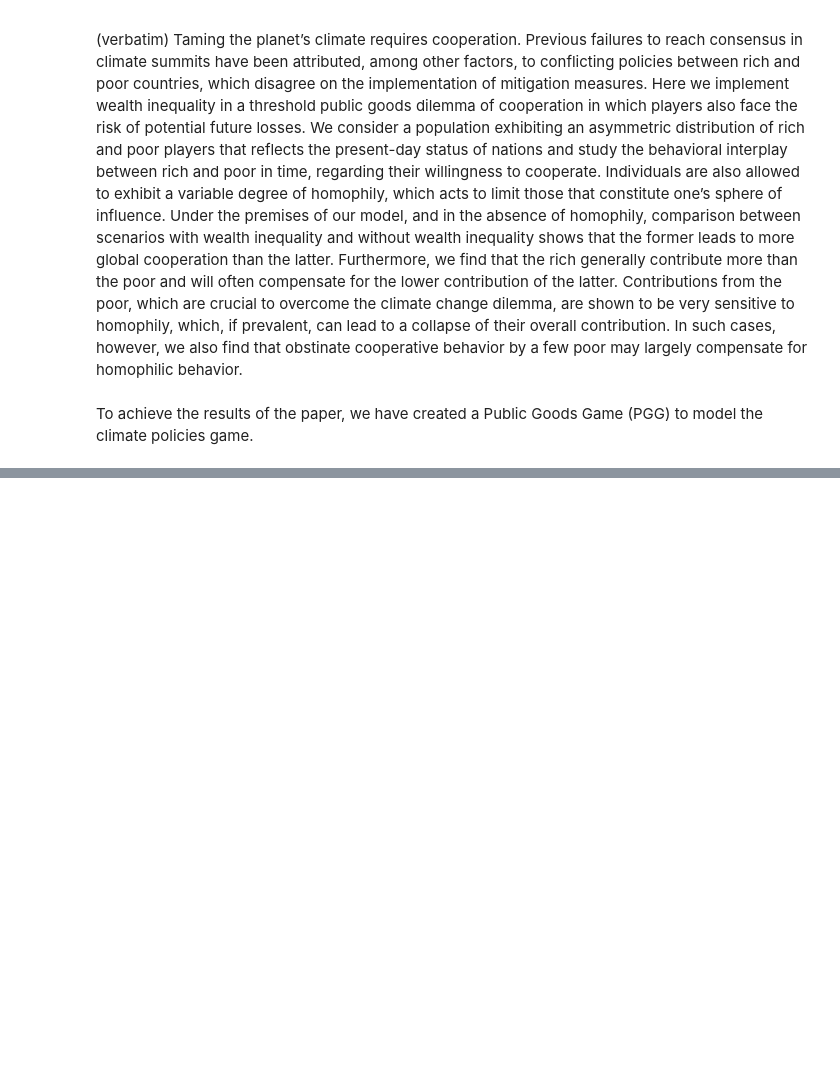
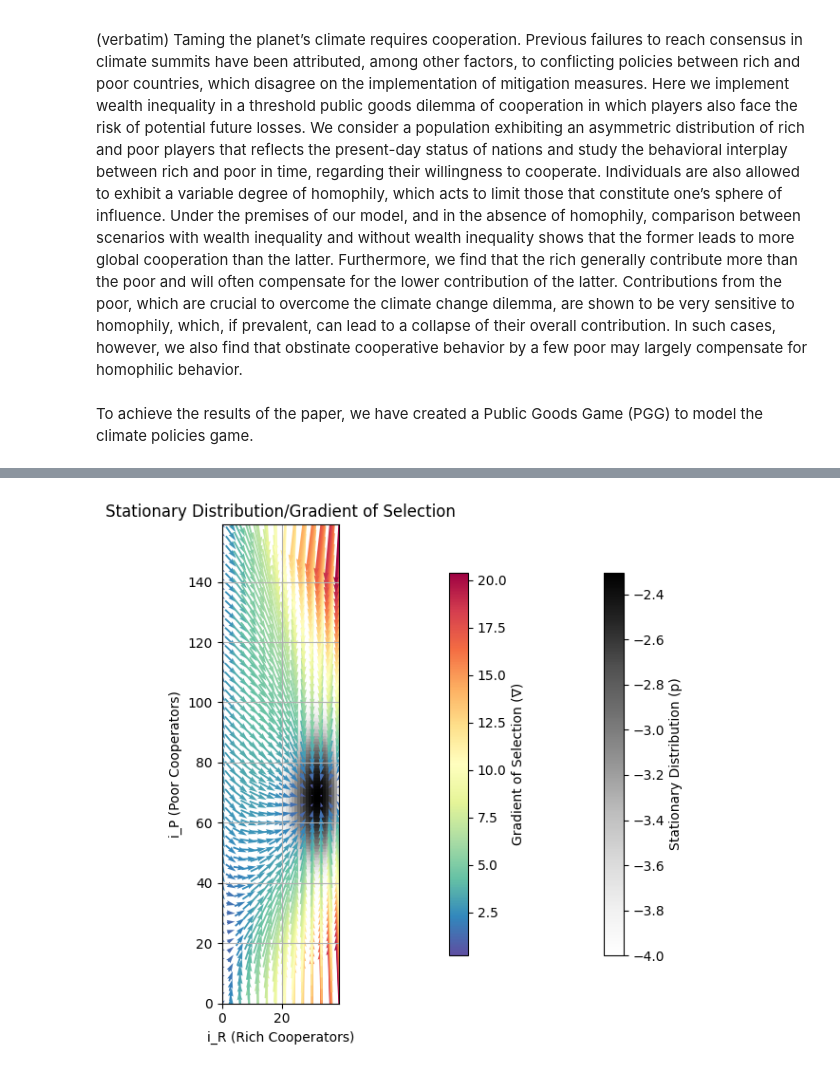
Before and after one commit to sid2364/climate-policies-under-wealth-inequity, a Jupyter notebook: Climate_policies_under_wealth_inequality.ipynb, the cells around one changed output, grey strips where cells are left out. Saved outputs shown, nothing was run; the diff lists cells and outputs as text; code cells hidden in the pictures; blank space fills up the shorter version.

```diff
--- a/Climate_policies_under_wealth_inequality.ipynb
+++ b/Climate_policies_under_wealth_inequality.ipynb
@@ -945,0 +984,20 @@ U (Gradient in i_R direction):
+# %%
+# Figure 2 - D
+game = ClimateThresholdPublicGoodsGame(
+    population_size=population_size,
+    rich_fraction=rich_fraction,
+    endowment_rich=endowment_rich,
+    endowment_poor=endowment_poor,
+    group_size=group_size,
+    threshold=threshold,
+    risk=0.3,
+    contribution_factor=contribution_factor,
+    homophily=0,
+    beta=beta,
+    mu=mu
+)
+
+X, Y, U, V, stationary_distribution = game.compute_gradient_of_selection()
+plot_gradient_of_selection(X, Y, U, V, stationary_distribution)
+# %% [output]
+[figure, added]
```
Also changed, not shown: parts of 18 cells of this notebook.
